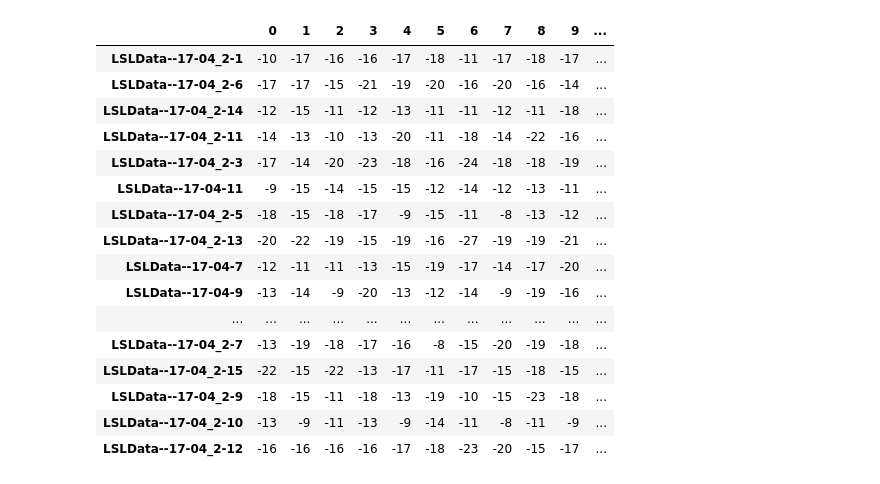
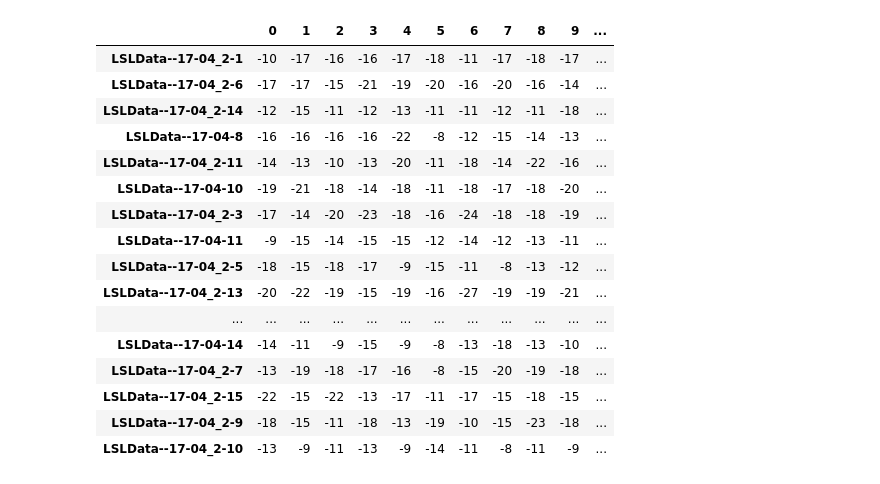
Before and after one commit to Ofplarsen/Bachelor_BCISpeller_Analyses, a Jupyter notebook: jitter/peak_analysis_not_fuse_stream.ipynb, the cells around one changed output. Drawn from its saved outputs; the diff is of its cells as text; code cells hidden in the pictures.

```diff
--- a/jitter/peak_analysis_not_fuse_stream.ipynb
+++ b/jitter/peak_analysis_not_fuse_stream.ipynb
@@ -226,34 +274,34 @@ def run_files(paths, path='data/LSLGoodData/', both = True, plot = False, shift_
 # %%
-path = "./data/LSLData--17-04_samlet/"
+path = "./data/LSLData--17-04_samlet_alle/"
 paths = [name for name in os.listdir(path)]
 both = [name for name in paths]
 #left = [name for name in paths if "Left" in name]
 flip = False
 
 df_both = run_files(both,path=path, both=flip , plot=False)
 #df_both = df_both.drop(df_both.columns[[1]], inplace=True, axis=1)
 display(df_both)
 #df_left = run_files(left, both=False , plot=False)
 #df_left = df_left.drop(df_left.columns[[1]], inplace=True, axis=1)
 #display(df_left)
 # %% [output]
 |  | 0 | 1 | 2 | 3 | 4 | 5 | 6 | 7 | 8 | 9 | ... |
 | LSLData--17-04_2-1 | -10 | -17 | -16 | -16 | -17 | -18 | -11 | -17 | -18 | -17 | ... |
 | LSLData--17-04_2-6 | -17 | -17 | -15 | -21 | -19 | -20 | -16 | -20 | -16 | -14 | ... |
 | LSLData--17-04_2-14 | -12 | -15 | -11 | -12 | -13 | -11 | -11 | -12 | -11 | -18 | ... |
+| LSLData--17-04-8 | -16 | -16 | -16 | -16 | -22 | -8 | -12 | -15 | -14 | -13 | ... |
 | LSLData--17-04_2-11 | -14 | -13 | -10 | -13 | -20 | -11 | -18 | -14 | -22 | -16 | ... |
+| LSLData--17-04-10 | -19 | -21 | -18 | -14 | -18 | -11 | -18 | -17 | -18 | -20 | ... |
 | LSLData--17-04_2-3 | -17 | -14 | -20 | -23 | -18 | -16 | -24 | -18 | -18 | -19 | ... |
 | LSLData--17-04-11 | -9 | -15 | -14 | -15 | -15 | -12 | -14 | -12 | -13 | -11 | ... |
 | LSLData--17-04_2-5 | -18 | -15 | -18 | -17 | -9 | -15 | -11 | -8 | -13 | -12 | ... |
 | LSLData--17-04_2-13 | -20 | -22 | -19 | -15 | -19 | -16 | -27 | -19 | -19 | -21 | ... |
-| LSLData--17-04-7 | -12 | -11 | -11 | -13 | -15 | -19 | -17 | -14 | -17 | -20 | ... |
-| LSLData--17-04-9 | -13 | -14 | -9 | -20 | -13 | -12 | -14 | -9 | -19 | -16 | ... |
 | ... | ... | ... | ... | ... | ... | ... | ... | ... | ... | ... | ... |
+| LSLData--17-04-14 | -14 | -11 | -9 | -15 | -9 | -8 | -13 | -18 | -13 | -10 | ... |
 | LSLData--17-04_2-7 | -13 | -19 | -18 | -17 | -16 | -8 | -15 | -20 | -19 | -18 | ... |
 | LSLData--17-04_2-15 | -22 | -15 | -22 | -13 | -17 | -11 | -17 | -15 | -18 | -15 | ... |
 | LSLData--17-04_2-9 | -18 | -15 | -11 | -18 | -13 | -19 | -10 | -15 | -23 | -18 | ... |
 | LSLData--17-04_2-10 | -13 | -9 | -11 | -13 | -9 | -14 | -11 | -8 | -11 | -9 | ... |
-| LSLData--17-04_2-12 | -16 | -16 | -16 | -16 | -17 | -18 | -23 | -20 | -15 | -17 | ... |
 # %%
 def get_offset(df):
     avg_offset = df['Avg time (ms)'].sum()/df.shape[0]
```
Also changed, not shown: parts of 9 cells of this notebook, 3 other files.
